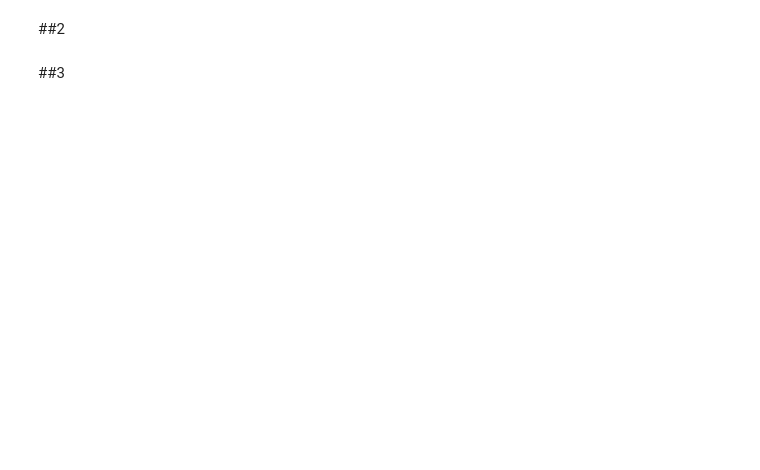
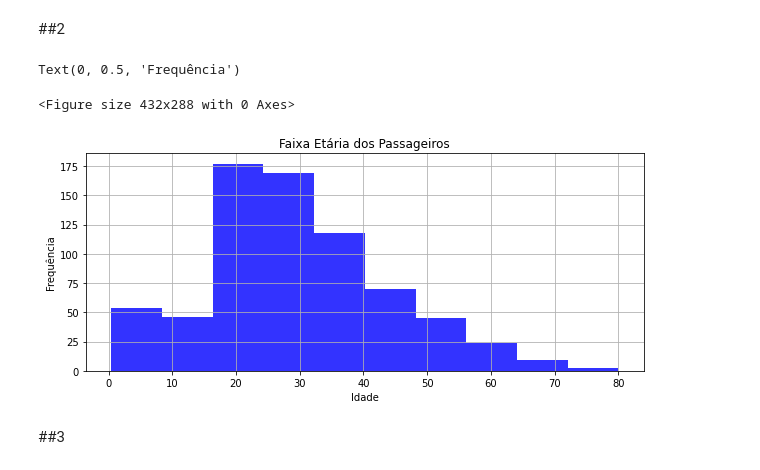
Before and after one commit to PauloSergio0510/cdd_embraer_titanic, a Jupyter notebook: titanic.ipynb, the cells around one changed output. Saved outputs shown, nothing was run; the diff lists cells and outputs as text; code cells hidden in the pictures; blank space fills up the shorter version.

```diff
--- a/titanic.ipynb
+++ b/titanic.ipynb
@@ -34,6 +50,6 @@ remove(colunas)
 # %%
-titanic_idade = titanic.copy()
-titanic_idade.drop(titanic[titanic['Age'].isnull() == True].index ,inplace=True)
+dadostraincsv_idade = dadostraincsv.copy()
+dadostraincsv_idade.drop(dadostraincsv[dadostraincsv['Age'].isnull() == True].index ,inplace=True)
 # %% [markdown]
 ##Etapa 4
 análise
@@ -54,10 +76,14 @@ titanic['Survived'].value_counts().plot.pie(colors=('tab:red', 'tab:blue'),
 ##2
 # %%
 plt.figure();
-titanic_idade.hist(column='Age', color=('blue'), alpha=0.8, bins=10, figsize=(10,4))
+dadostraincsv_idade.hist(column='Age', color=('blue'), alpha=0.8, bins=10, figsize=(10,4))
 plt.title('Faixa Etária dos Passageiros')
 plt.xlabel('Idade')
 plt.ylabel('Frequência')
+# %% [output]
+Text(0, 0.5, 'Frequência')
+<Figure size 432x288 with 0 Axes>
+[figure, added]
 # %% [markdown]
 ##3
 # %%
```
Also changed, not shown: parts of 8 cells of this notebook.
